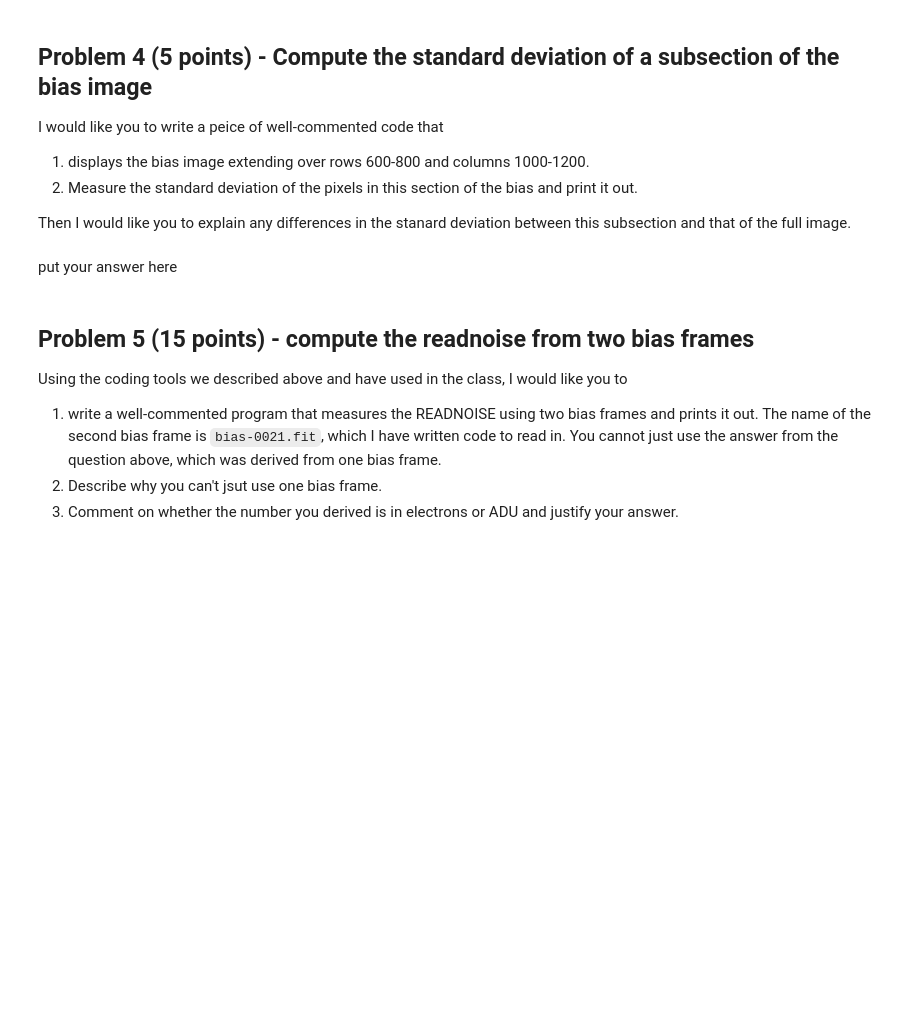
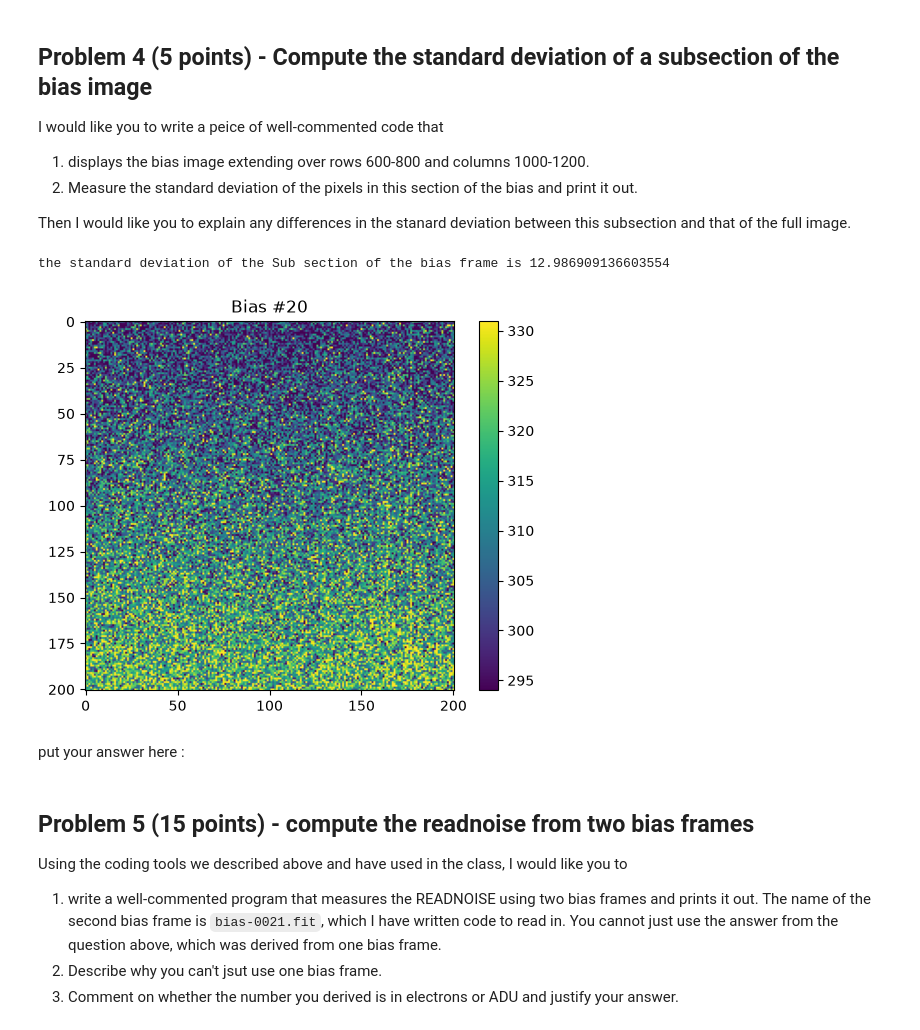
Before and after one commit to astrobryan94/CCD_Characterization_student, a Jupyter notebook: characterize_CCD_student.ipynb, the cells around one changed output. Drawn from its saved outputs; the diff is of its cells as text; code cells hidden in the pictures; blank space fills up the shorter version.

```diff
--- a/characterize_CCD_student.ipynb
+++ b/characterize_CCD_student.ipynb
@@ -140,5 +159,18 @@ Then I would like you to explain any differences in the stanard deviation betwee
+# %%
+#Put your code here
+#***********************
+plt.figure()
+data_bias1, header_bias1 = fits.getdata('bias-0020.fit',header=True)
+data_bias1_sub = data_bias1[599:800,999:1200] #range specified in problem starts at 599 because indices start at 0 and does not include the last number which correlates to 801
+imdisplay(data_bias1_sub)
+plt.title("Bias #20")
+
+print("the standard deviation of the Sub section of the bias frame is", np.std(data_bias1_sub)) #calculates the standard deviation of the specific range
+# %% [output]
+the standard deviation of the Sub section of the bias frame is 12.986909136603554
+[figure, added]
 # %% [markdown]
-put your answer here
+put your answer here :
 # %% [markdown]
 ## Problem 5 (15 points) - compute the readnoise from two bias frames
 Using the coding tools we described above and have used in the class, I would like you to
```
Also changed, not shown: parts of 11 cells of this notebook.
